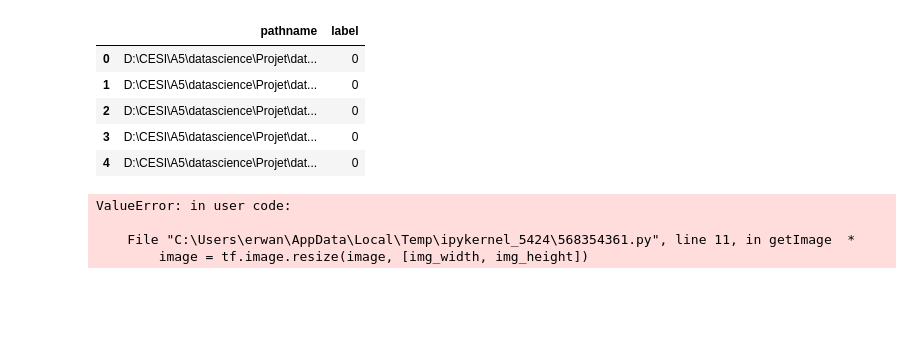
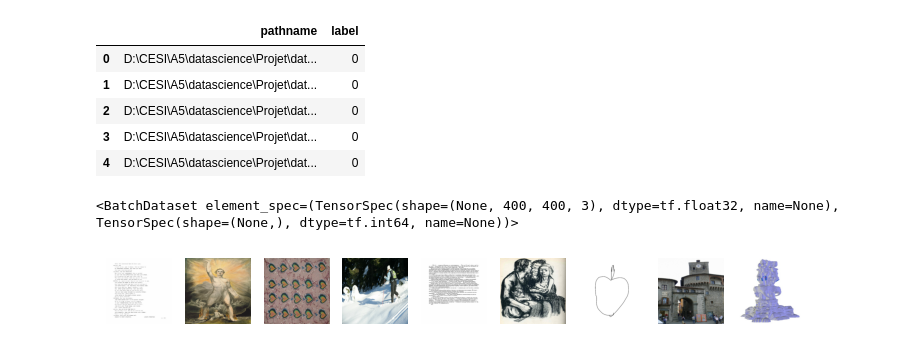
Before and after one commit to Victorien-Goudeau/DataScience, a Jupyter notebook: Livrable 1/Livrable 1.ipynb, the cells around one changed output. Saved outputs shown, nothing was run; the diff lists cells and outputs as text; code cells hidden in the pictures; blank space fills up the shorter version.

Commit message:
loading OK train/test

```diff
--- a/Livrable 1/Livrable 1.ipynb
+++ b/Livrable 1/Livrable 1.ipynb
@@ -82,35 +82,35 @@ data.head()
 # %%
 import sklearn.model_selection
 
 
 img_height = 400
 img_width = 400
 
 
 def getImage(img_path, label):
         image = tf.io.read_file(img_path)
-        image = tf.image.decode_image(image, channels=3)
+        image = tf.image.decode_jpeg(image, channels=3)
         image = tf.image.resize(image, [img_width, img_height])
         return image, label
 
 
 train_df, test_df = sklearn.model_selection.train_test_split(data, test_size=0.3, shuffle=True, random_state=42)
 
 
 
 train_set = tf.data.Dataset.from_tensor_slices((train_df["pathname"].values, train_df["label"].values)).map(getImage).batch(100)
 test_set = tf.data.Dataset.from_tensor_slices((test_df["pathname"].values, test_df["label"].values)).map(getImage).batch(100)
 
+
+
 print(train_set)
 
-# plt.figure(figsize=(100, 100))
-# for images, labels in train_set.take(1):
-#     for i in range(9):
-#         ax =  plt.subplot(1,10,i+1)
-#         plt.imshow(images[i]/255, cmap=plt.cm.binary)
-#         plt.axis("off")
+plt.figure(figsize=(10, 10))
+for images, labels in train_set.take(1):
+    for i in range(9):
+        ax =  plt.subplot(1,10,i+1)
+        plt.imshow(images[i]/255, cmap=plt.cm.binary)
+        plt.axis("off")
 # %% [output]
-ValueError: in user code:
-
-    File "C:\Users\erwan\AppData\Local\Temp\ipykernel_5424\568354361.py", line 11, in getImage  *
-        image = tf.image.resize(image, [img_width, img_height])
+<BatchDataset element_spec=(TensorSpec(shape=(None, 400, 400, 3), dtype=tf.float32, name=None), TensorSpec(shape=(None,), dtype=tf.int64, name=None))>
+[figure, added]
```
